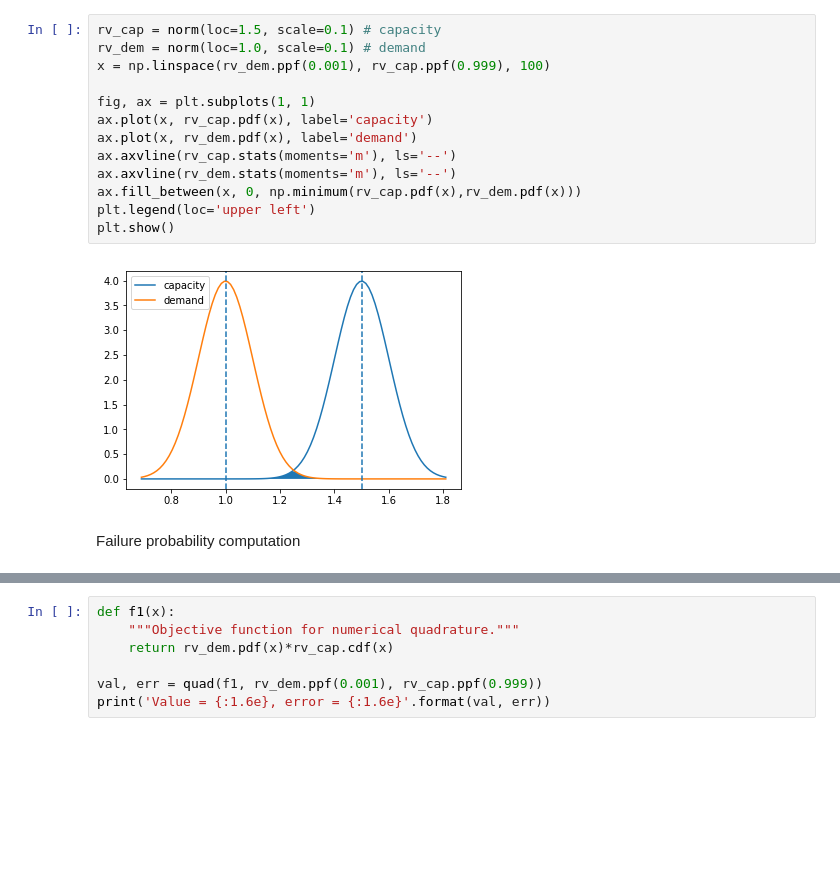
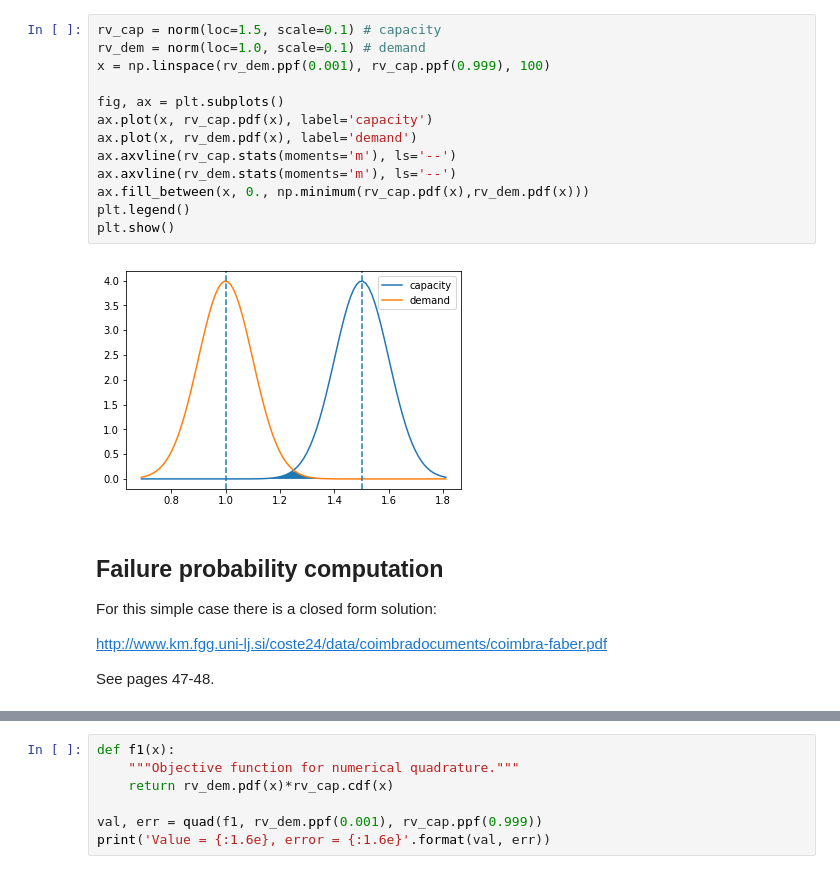
Before and after one commit to pxcandeias/py-notebooks, a Jupyter notebook: reliability.ipynb, the cells around one changed output, grey strips where cells are left out. Cells and saved outputs as stored; diff of their text form; blank space fills up the shorter version.

```diff
--- a/reliability.ipynb
+++ b/reliability.ipynb
@@ -39,17 +62,23 @@ Basic reliability problem
 # %%
 rv_cap = norm(loc=1.5, scale=0.1) # capacity
 rv_dem = norm(loc=1.0, scale=0.1) # demand
 x = np.linspace(rv_dem.ppf(0.001), rv_cap.ppf(0.999), 100)
 
-fig, ax = plt.subplots(1, 1)
+fig, ax = plt.subplots()
 ax.plot(x, rv_cap.pdf(x), label='capacity')
 ax.plot(x, rv_dem.pdf(x), label='demand')
 ax.axvline(rv_cap.stats(moments='m'), ls='--')
 ax.axvline(rv_dem.stats(moments='m'), ls='--')
-ax.fill_between(x, 0, np.minimum(rv_cap.pdf(x),rv_dem.pdf(x)))
-plt.legend(loc='upper left')
+ax.fill_between(x, 0., np.minimum(rv_cap.pdf(x),rv_dem.pdf(x)))
+plt.legend()
 plt.show()
 # %% [output]
-[figure, old version]
+[figure, new version]
-# %% [markdown]
-Failure probability computation
+# %% [markdown]
+## Failure probability computation
+
+For this simple case there is a closed form solution:
+
+http://www.km.fgg.uni-lj.si/coste24/data/coimbradocuments/coimbra-faber.pdf
+
+See pages 47-48.
```
Also changed, not shown: parts of 13 cells of this notebook.
